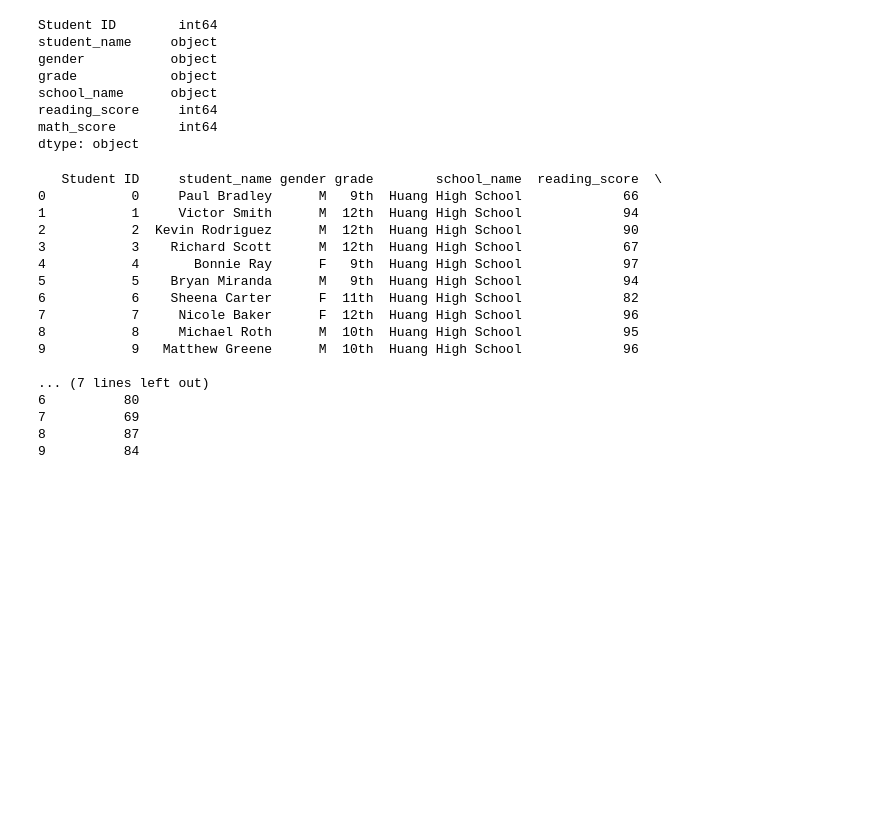
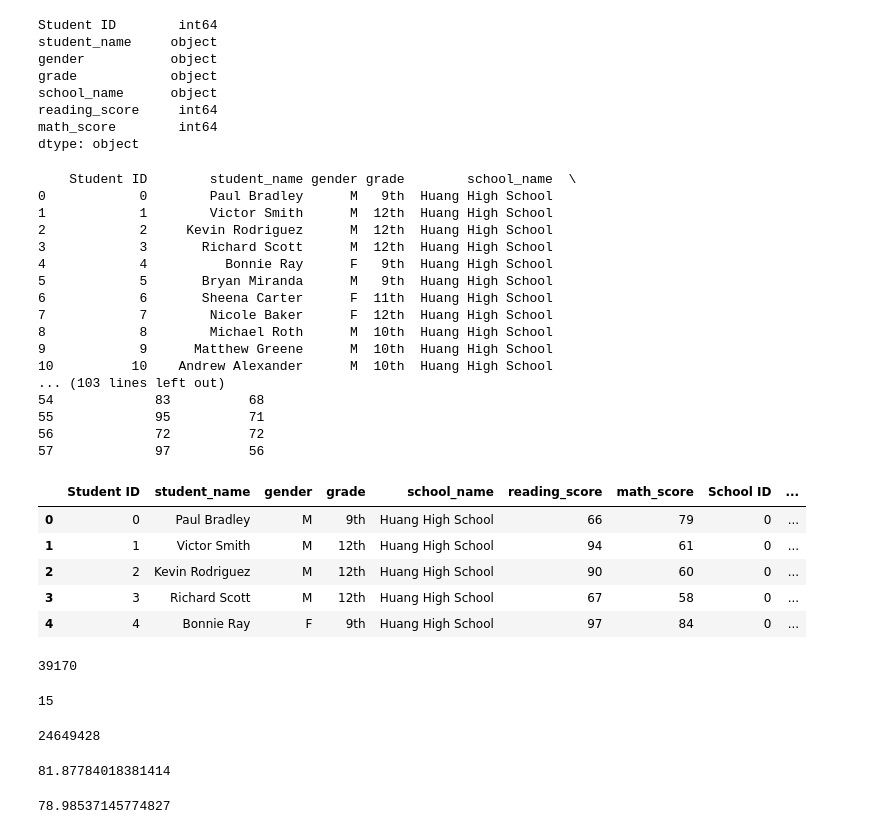
Before and after one commit to Twes999/School_District_Analysis, a Jupyter notebook: PyCitySchools.ipynb, the cells around one changed output. Cells and saved outputs as stored; diff of their text form; code cells hidden in the pictures; blank space fills up the shorter version.

```diff
--- a/PyCitySchools.ipynb
+++ b/PyCitySchools.ipynb
@@ -169,22 +169,63 @@ prefixes_suffixes = ["Dr. ", "Mr. ", "Ms. ", "Mrs. ", "Miss ", " MD", " DVM", "
 # Iterate through the words in the "prefixes_suffixes" list and replace them with an empty space, "".
 for word in prefixes_suffixes:
     student_data_df["student_name"] = student_data_df["student_name"].str.replace(word,"", regex=True)
-print(student_data_df.head(10))
+print(student_data_df.head(58))
 # %% [output]
-   Student ID     student_name gender grade        school_name  reading_score  \
-0           0     Paul Bradley      M   9th  Huang High School             66
-1           1     Victor Smith      M  12th  Huang High School             94
-2           2  Kevin Rodriguez      M  12th  Huang High School             90
-3           3    Richard Scott      M  12th  Huang High School             67
-4           4       Bonnie Ray      F   9th  Huang High School             97
-5           5    Bryan Miranda      M   9th  Huang High School             94
-6           6    Sheena Carter      F  11th  Huang High School             82
-7           7     Nicole Baker      F  12th  Huang High School             96
-8           8     Michael Roth      M  10th  Huang High School             95
-9           9   Matthew Greene      M  10th  Huang High School             96
-
-... (7 lines left out)
-6          80
-7          69
-8          87
-9          84
+    Student ID        student_name gender grade        school_name  \
+0            0        Paul Bradley      M   9th  Huang High School
+1            1        Victor Smith      M  12th  Huang High School
+2            2     Kevin Rodriguez      M  12th  Huang High School
+3            3       Richard Scott      M  12th  Huang High School
+4            4          Bonnie Ray      F   9th  Huang High School
+5            5       Bryan Miranda      M   9th  Huang High School
+6            6       Sheena Carter      F  11th  Huang High School
+7            7        Nicole Baker      F  12th  Huang High School
+8            8        Michael Roth      M  10th  Huang High School
+9            9      Matthew Greene      M  10th  Huang High School
+10          10    Andrew Alexander      M  10th  Huang High School
+... (103 lines left out)
+54             83          68
+55             95          71
+56             72          72
+57             97          56
+# %%
+# Combine the data into a single dataset.
+school_data_complete_df = pd.merge(student_data_df, school_data_df, on=["school_name", "school_name"])
+school_data_complete_df.head()
+# %% [output]
+|  | Student ID | student_name | gender | grade | school_name | reading_score | math_score | School ID | ... |
+| 0 | 0 | Paul Bradley | M | 9th | Huang High School | 66 | 79 | 0 | ... |
+| 1 | 1 | Victor Smith | M | 12th | Huang High School | 94 | 61 | 0 | ... |
+| 2 | 2 | Kevin Rodriguez | M | 12th | Huang High School | 90 | 60 | 0 | ... |
+| 3 | 3 | Richard Scott | M | 12th | Huang High School | 67 | 58 | 0 | ... |
+| 4 | 4 | Bonnie Ray | F | 9th | Huang High School | 97 | 84 | 0 | ... |
+# %%
+# Get the total number of students.
+student_count = school_data_complete_df["Student ID"].count()
+student_count
+# %% [output]
+39170
+# %%
+# Calculate the total number of schools.
+school_count_2 = len(school_data_complete_df["school_name"].unique())
+school_count_2
+# %% [output]
+15
+# %%
+# Calculate the total budget.
+total_budget = school_data_df["budget"].sum()
+total_budget
+# %% [output]
+24649428
+# %%
+# Calculate the average reading score.
+average_reading_score = school_data_complete_df["reading_score"].mean()
+average_reading_score
+# %% [output]
+81.87784018381414
+# %%
+# Calculate the average math score.
+average_math_score = school_data_complete_df["math_score"].mean()
+average_math_score
+# %% [output]
+78.98537145774827
```
Also changed, not shown: parts of 16 cells of this notebook, 2 other files.
